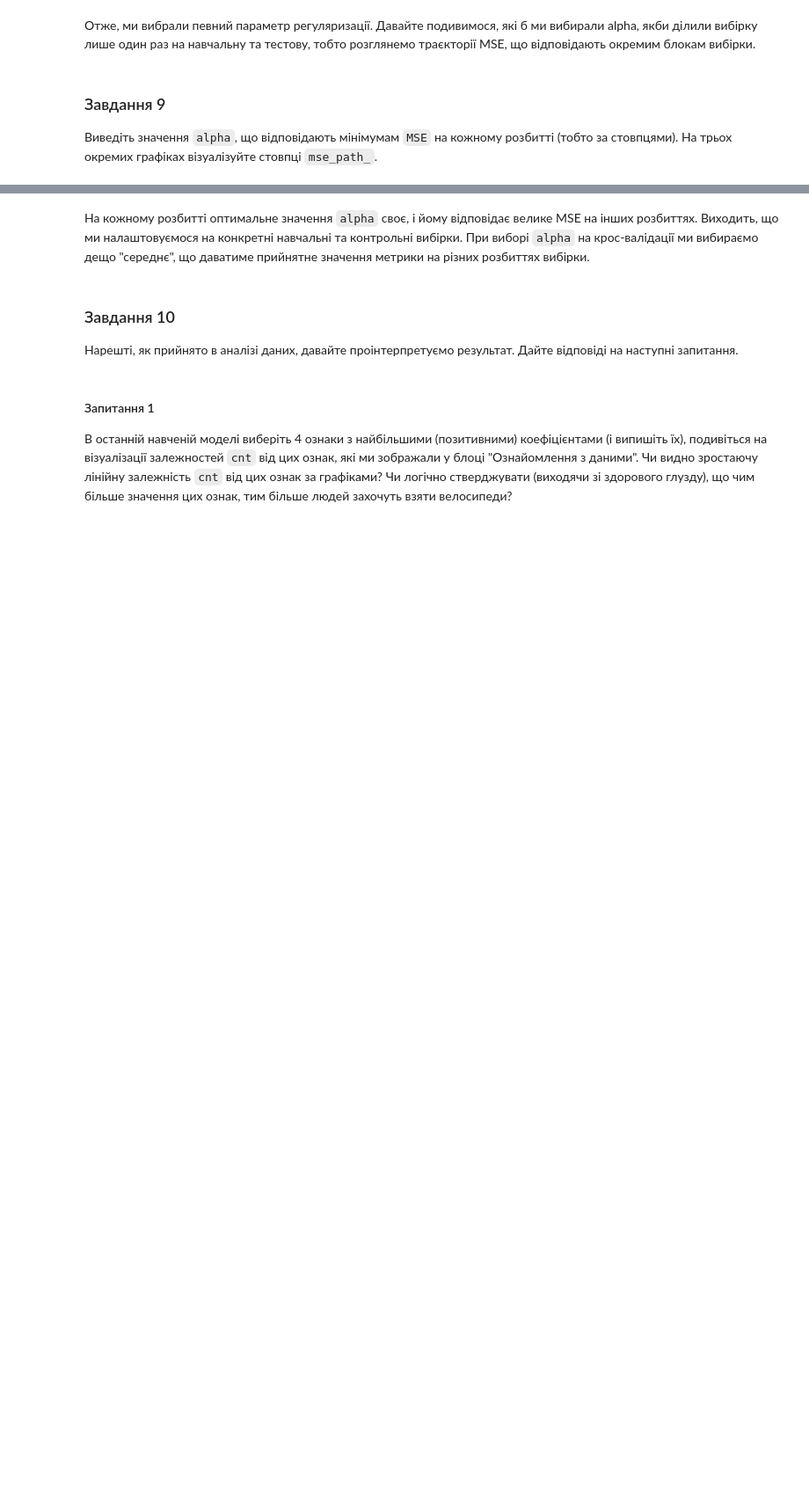
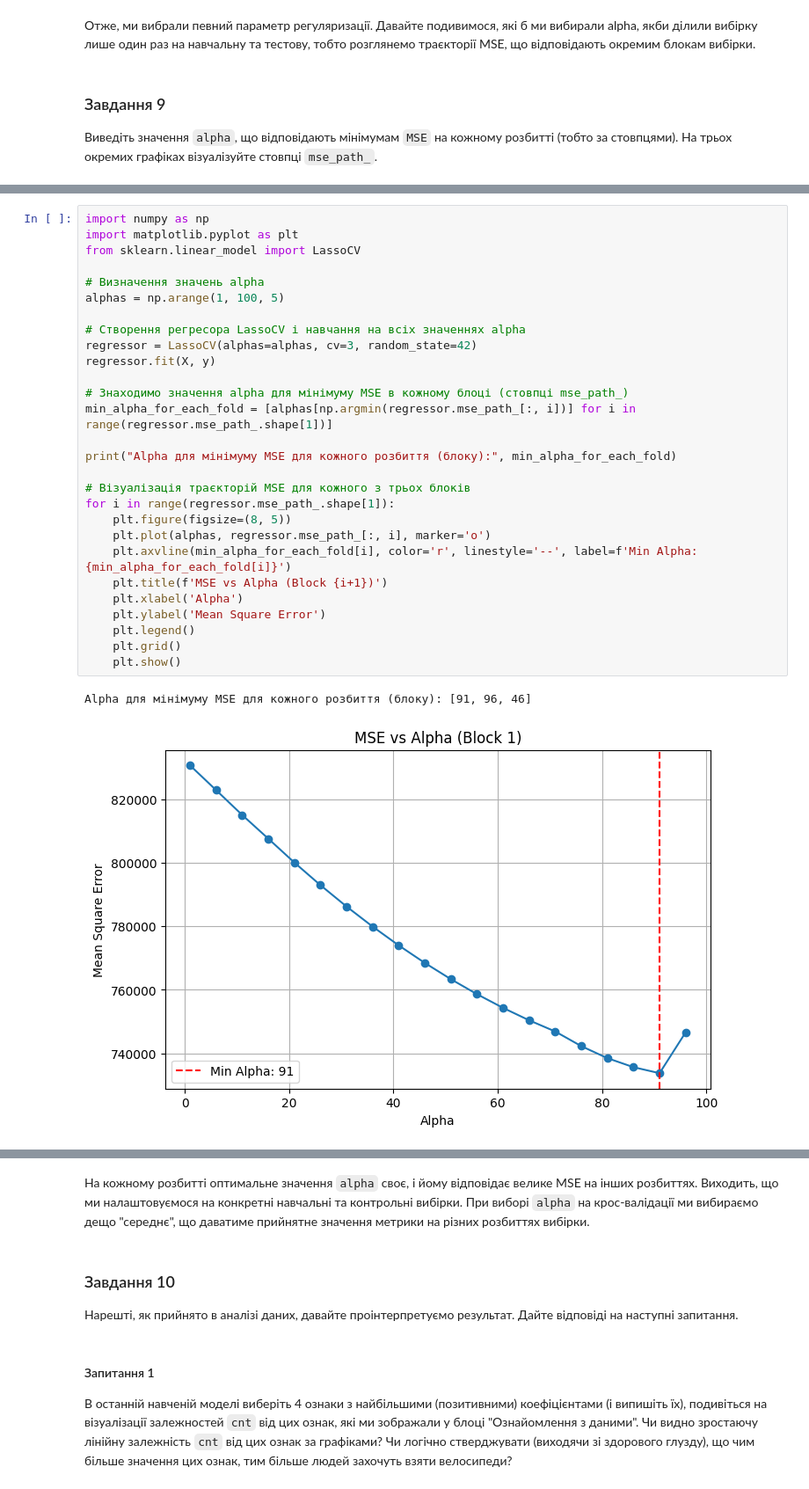
Before and after one commit to Georgiiliwe8pcr/7.machinelearncolab, a Jupyter notebook: OverfittingHomeWork.ipynb, the cells around one changed output, grey strips where cells are left out. Shown: that part at 88% size. Saved outputs shown, nothing was run; the diff lists cells and outputs as text; blank space fills up the shorter version.

```diff
--- a/OverfittingHomeWork.ipynb
+++ b/OverfittingHomeWork.ipynb
@@ -278,0 +517,31 @@ Alpha = 1, MSE = 745668.605961
+# %%
+import numpy as np
+import matplotlib.pyplot as plt
+from sklearn.linear_model import LassoCV
+
+# Визначення значень alpha
+alphas = np.arange(1, 100, 5)
+
+# Створення регресора LassoCV і навчання на всіх значеннях alpha
+regressor = LassoCV(alphas=alphas, cv=3, random_state=42)
+regressor.fit(X, y)
+
+# Знаходимо значення alpha для мінімуму MSE в кожному блоці (стовпці mse_path_)
+min_alpha_for_each_fold = [alphas[np.argmin(regressor.mse_path_[:, i])] for i in range(regressor.mse_path_.shape[1])]
+
+print("Alpha для мінімуму MSE для кожного розбиття (блоку):", min_alpha_for_each_fold)
+
+# Візуалізація траєкторій MSE для кожного з трьох блоків
+for i in range(regressor.mse_path_.shape[1]):
+    plt.figure(figsize=(8, 5))
+    plt.plot(alphas, regressor.mse_path_[:, i], marker='o')
+    plt.axvline(min_alpha_for_each_fold[i], color='r', linestyle='--', label=f'Min Alpha: {min_alpha_for_each_fold[i]}')
+    plt.title(f'MSE vs Alpha (Block {i+1})')
+    plt.xlabel('Alpha')
+    plt.ylabel('Mean Square Error')
+    plt.legend()
+    plt.grid()
+    plt.show()
+# %% [output]
+Alpha для мінімуму MSE для кожного розбиття (блоку): [91, 96, 46]
+[figure, added]
```
Also changed, not shown: parts of 26 cells of this notebook.
